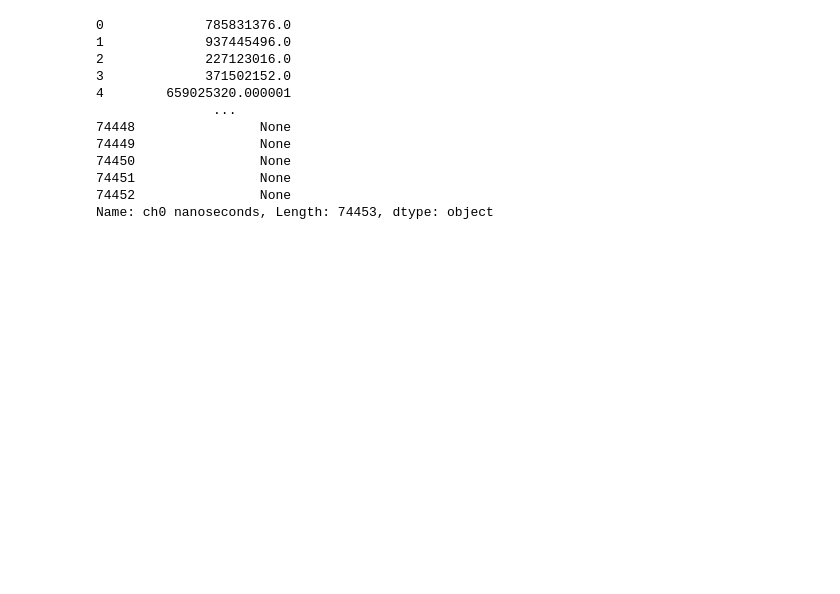
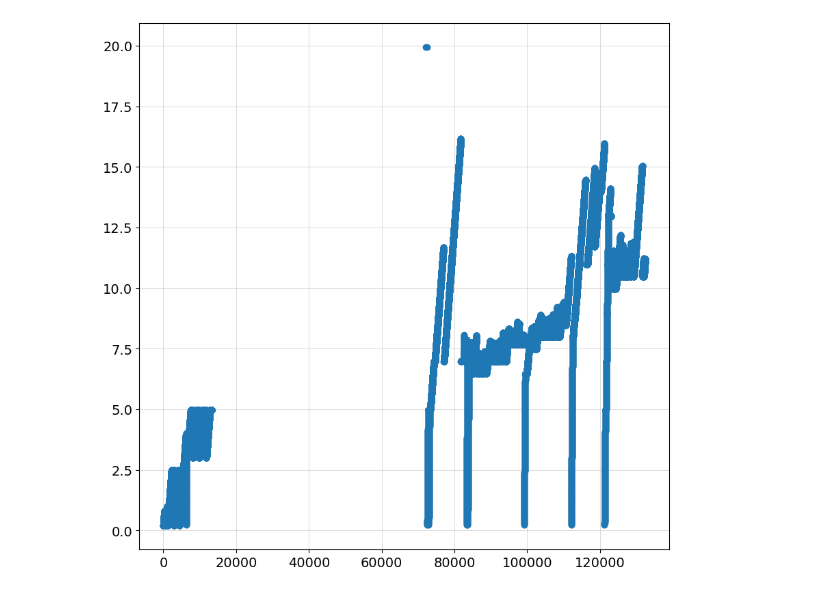
Before and after one commit to ejangelico/ad2-data-processing, a Jupyter notebook: notebooks/test.ipynb, the cells around one changed output. Drawn from its saved outputs; the diff is of its cells as text; code cells hidden in the pictures; blank space fills up the shorter version.

```diff
--- a/notebooks/test.ipynb
+++ b/notebooks/test.ipynb
@@ -60,15 +56,12 @@ plt.show()
 # %%
-ana.df["ch0 nanoseconds"]
+ana.create_time_duration_map()
-# %% [output]
-0             785831376.0
-1             937445496.0
-2             227123016.0
-3             371502152.0
-4        659025320.000001
-               ...
-74448                None
-74449                None
-74450                None
-74451                None
-74452                None
-Name: ch0 nanoseconds, Length: 74453, dtype: object
+# %%
+ts = ana.time_duration_map["t"]
+durs = ana.time_duration_map["dur"]
+vs = ana.time_duration_map["v"]
+fig, ax = plt.subplots()
+ax.plot(durs, vs, 'o')
+#ax.set_xlim([260000, 270000])
+plt.show()
+# %% [output]
+[figure, added]
```
Also changed, not shown: parts of 18 cells of this notebook.
